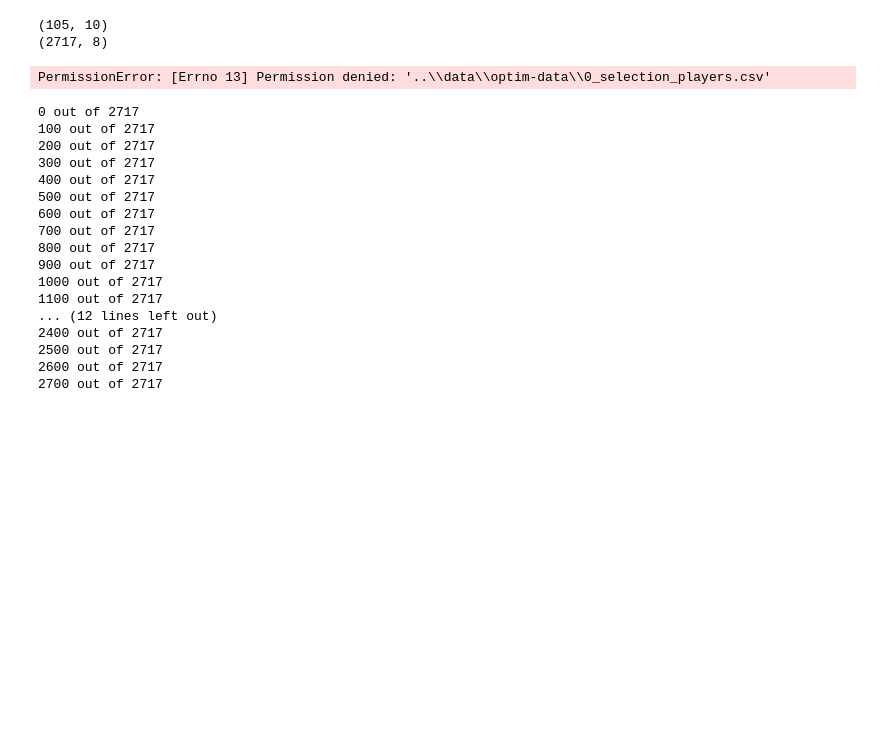
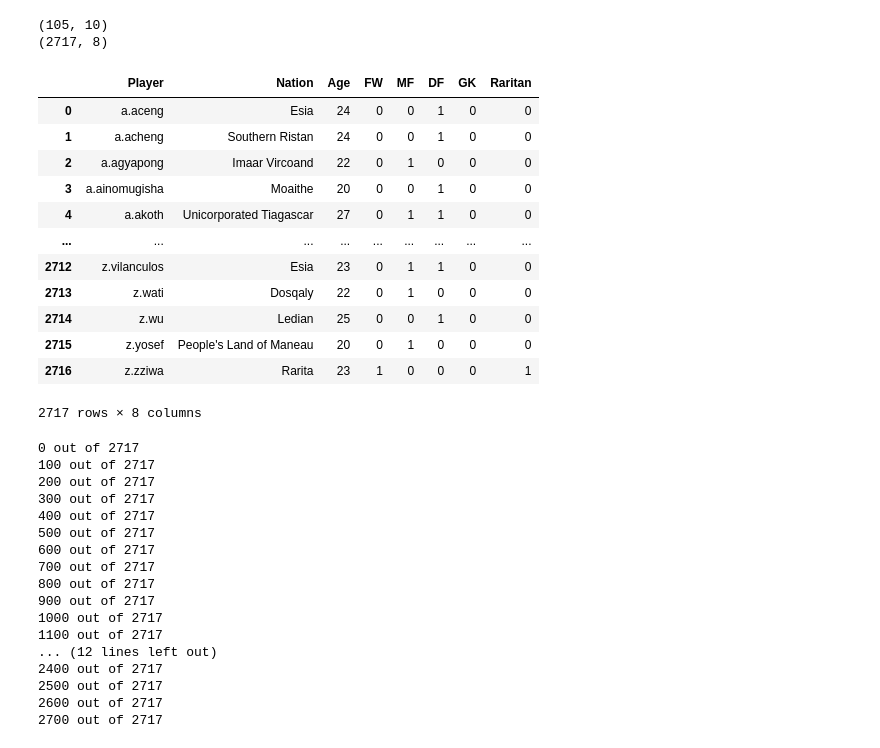
Before and after one commit to yunwaiho/rarita-football-club, a Jupyter notebook: code-market-value/mv_to_optim.ipynb, the cells around one changed output. Cells and saved outputs as stored; diff of their text form; code cells hidden in the pictures; blank space fills up the shorter version.

```diff
--- a/code-market-value/mv_to_optim.ipynb
+++ b/code-market-value/mv_to_optim.ipynb
@@ -52,10 +52,25 @@ goalkeeping = goalkeeping.groupby(["Player", "Nation", "trial"])[["mv0", "mv1",
 # %%
 pd.options.display.max_rows = 1000
 all_players[["FW","MF", "DF", "GK", "Raritan"]] = all_players[["FW","MF", "DF", "GK", "Raritan"]].astype(int)
-all_players.to_csv(r"..\data\optim-data\0_selection_players.csv")
+if large:
+    all_players.to_csv(r"..\data\optim-data\large\0_selection_players.csv")
+else:
+    all_players.to_csv(r"..\data\optim-data\0_selection_players.csv")
 all_players
 # %% [output]
+|  | Player | Nation | Age | FW | MF | DF | GK | Raritan |
+| 0 | a.aceng | Esia | 24 | 0 | 0 | 1 | 0 | 0 |
+| 1 | a.acheng | Southern Ristan | 24 | 0 | 0 | 1 | 0 | 0 |
+| 2 | a.agyapong | Imaar Vircoand | 22 | 0 | 1 | 0 | 0 | 0 |
+| 3 | a.ainomugisha | Moaithe | 20 | 0 | 0 | 1 | 0 | 0 |
+| 4 | a.akoth | Unicorporated Tiagascar | 27 | 0 | 1 | 1 | 0 | 0 |
+| ... | ... | ... | ... | ... | ... | ... | ... | ... |
+| 2712 | z.vilanculos | Esia | 23 | 0 | 1 | 1 | 0 | 0 |
+| 2713 | z.wati | Dosqaly | 22 | 0 | 1 | 0 | 0 | 0 |
+| 2714 | z.wu | Ledian | 25 | 0 | 0 | 1 | 0 | 0 |
+| 2715 | z.yosef | People's Land of Maneau | 20 | 0 | 1 | 0 | 0 | 0 |
+| 2716 | z.zziwa | Rarita | 23 | 1 | 0 | 0 | 0 | 1 |
-PermissionError: [Errno 13] Permission denied: '..\\data\\optim-data\\0_selection_players.csv'
+2717 rows × 8 columns
 # %%
 all_players['player_id'] = all_players.apply(lambda row: "-".join([row[0], row[1]]), axis=1)
 
```
Also changed, not shown: parts of 5 cells of this notebook, 14 other files.
